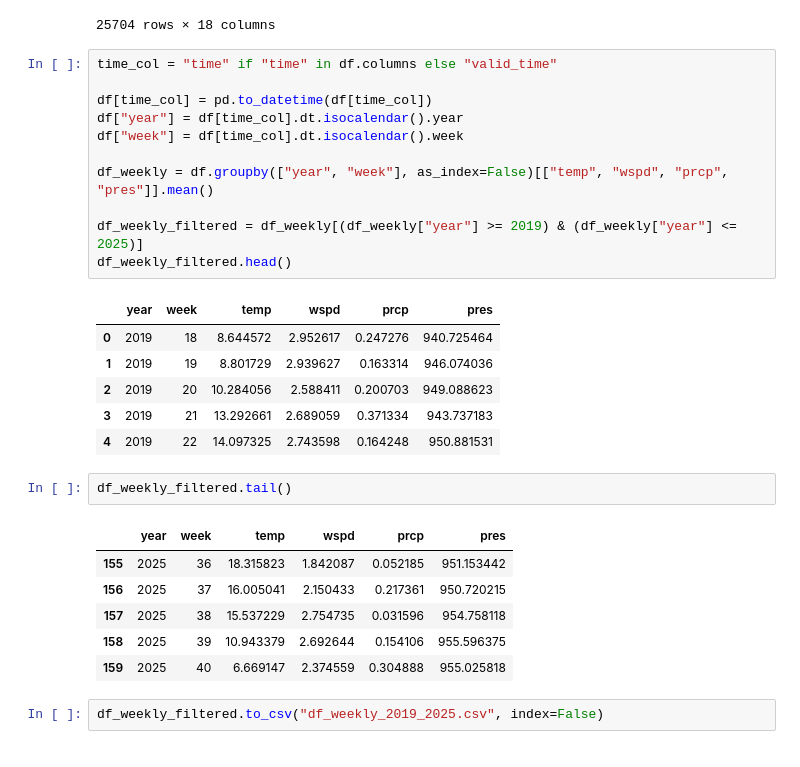
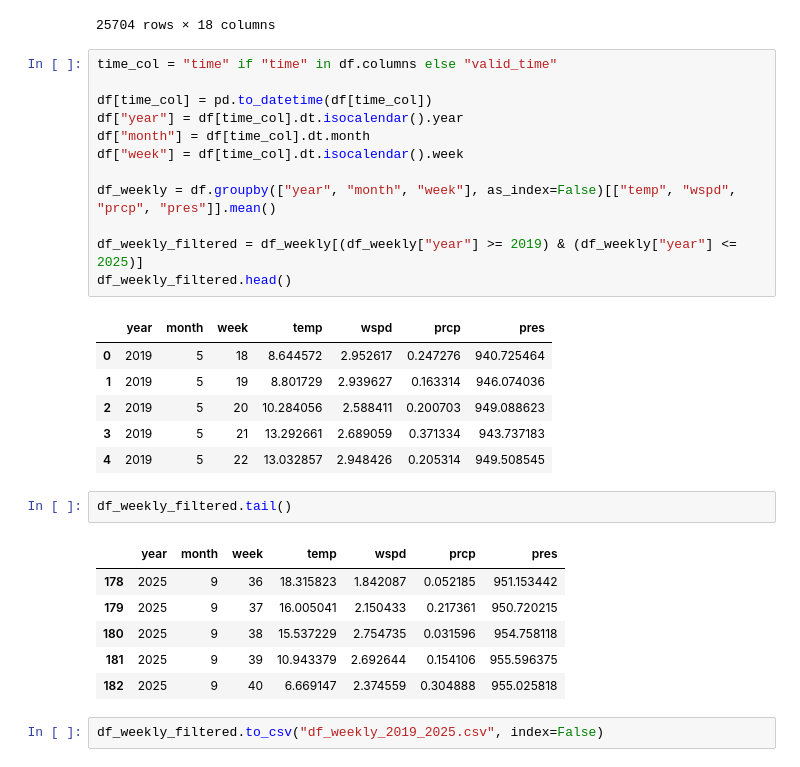
Before and after one commit to PickyRacoon/bee-trajectory-simulation, a Jupyter notebook: etap_5/dane_metrologiczne.ipynb, the cells around one changed output. Cells and saved outputs as stored; diff of their text form.

```diff
--- a/etap_5/dane_metrologiczne.ipynb
+++ b/etap_5/dane_metrologiczne.ipynb
@@ -187,30 +185,31 @@ df
 # %%
 time_col = "time" if "time" in df.columns else "valid_time"
 
 df[time_col] = pd.to_datetime(df[time_col])
 df["year"] = df[time_col].dt.isocalendar().year
+df["month"] = df[time_col].dt.month
 df["week"] = df[time_col].dt.isocalendar().week
 
-df_weekly = df.groupby(["year", "week"], as_index=False)[["temp", "wspd", "prcp", "pres"]].mean()
+df_weekly = df.groupby(["year", "month", "week"], as_index=False)[["temp", "wspd", "prcp", "pres"]].mean()
 
 df_weekly_filtered = df_weekly[(df_weekly["year"] >= 2019) & (df_weekly["year"] <= 2025)]
 df_weekly_filtered.head()
 # %% [output]
-|  | year | week | temp | wspd | prcp | pres |
-| 0 | 2019 | 18 | 8.644572 | 2.952617 | 0.247276 | 940.725464 |
-| 1 | 2019 | 19 | 8.801729 | 2.939627 | 0.163314 | 946.074036 |
-| 2 | 2019 | 20 | 10.284056 | 2.588411 | 0.200703 | 949.088623 |
-| 3 | 2019 | 21 | 13.292661 | 2.689059 | 0.371334 | 943.737183 |
-| 4 | 2019 | 22 | 14.097325 | 2.743598 | 0.164248 | 950.881531 |
+|  | year | month | week | temp | wspd | prcp | pres |
+| 0 | 2019 | 5 | 18 | 8.644572 | 2.952617 | 0.247276 | 940.725464 |
+| 1 | 2019 | 5 | 19 | 8.801729 | 2.939627 | 0.163314 | 946.074036 |
+| 2 | 2019 | 5 | 20 | 10.284056 | 2.588411 | 0.200703 | 949.088623 |
+| 3 | 2019 | 5 | 21 | 13.292661 | 2.689059 | 0.371334 | 943.737183 |
+| 4 | 2019 | 5 | 22 | 13.032857 | 2.948426 | 0.205314 | 949.508545 |
 # %%
 df_weekly_filtered.tail()
 # %% [output]
-|  | year | week | temp | wspd | prcp | pres |
-| 155 | 2025 | 36 | 18.315823 | 1.842087 | 0.052185 | 951.153442 |
-| 156 | 2025 | 37 | 16.005041 | 2.150433 | 0.217361 | 950.720215 |
-| 157 | 2025 | 38 | 15.537229 | 2.754735 | 0.031596 | 954.758118 |
-| 158 | 2025 | 39 | 10.943379 | 2.692644 | 0.154106 | 955.596375 |
-| 159 | 2025 | 40 | 6.669147 | 2.374559 | 0.304888 | 955.025818 |
+|  | year | month | week | temp | wspd | prcp | pres |
+| 178 | 2025 | 9 | 36 | 18.315823 | 1.842087 | 0.052185 | 951.153442 |
+| 179 | 2025 | 9 | 37 | 16.005041 | 2.150433 | 0.217361 | 950.720215 |
+| 180 | 2025 | 9 | 38 | 15.537229 | 2.754735 | 0.031596 | 954.758118 |
+| 181 | 2025 | 9 | 39 | 10.943379 | 2.692644 | 0.154106 | 955.596375 |
+| 182 | 2025 | 9 | 40 | 6.669147 | 2.374559 | 0.304888 | 955.025818 |
 # %%
 df_weekly_filtered.to_csv("df_weekly_2019_2025.csv", index=False)
 # %%
```
Also changed, not shown: parts of 1 cell of this notebook, 1 other file.
